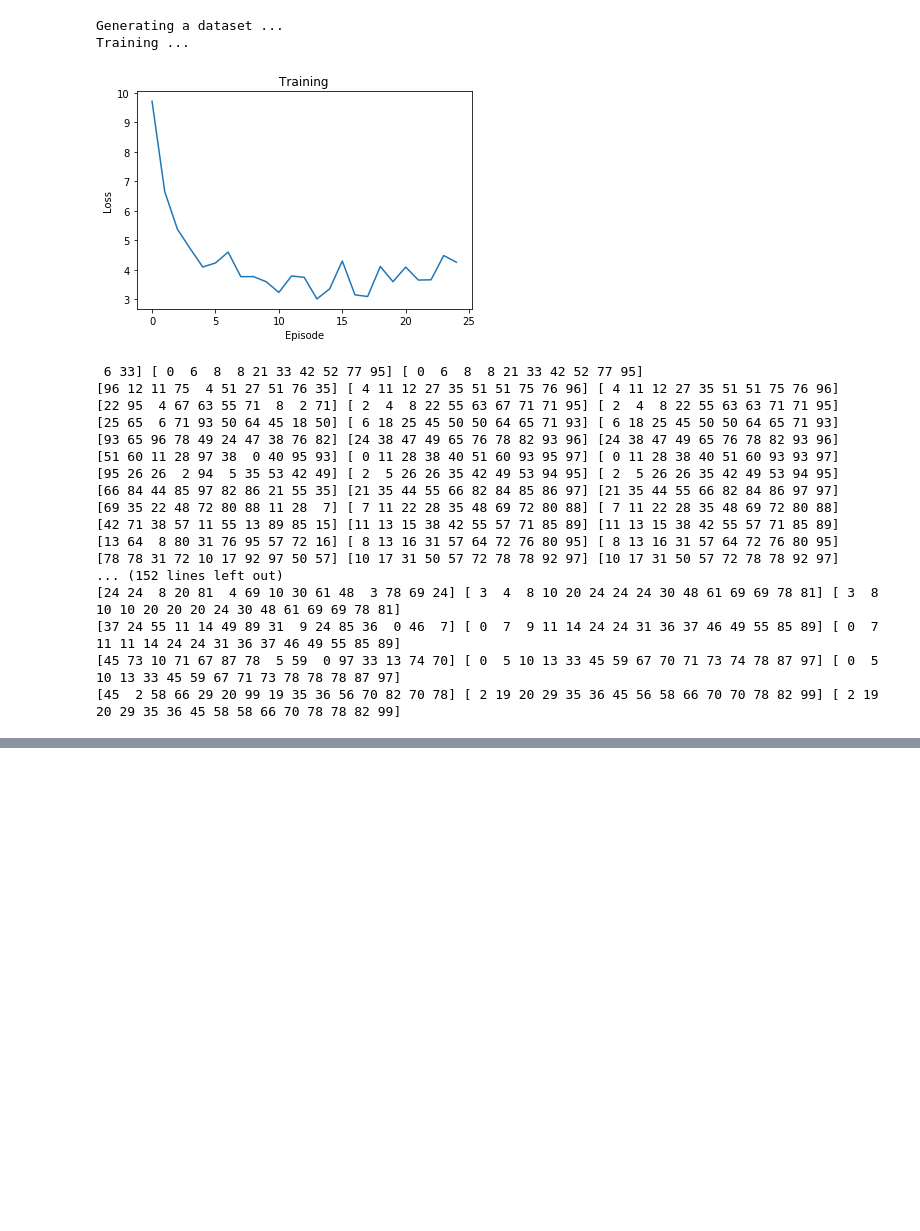
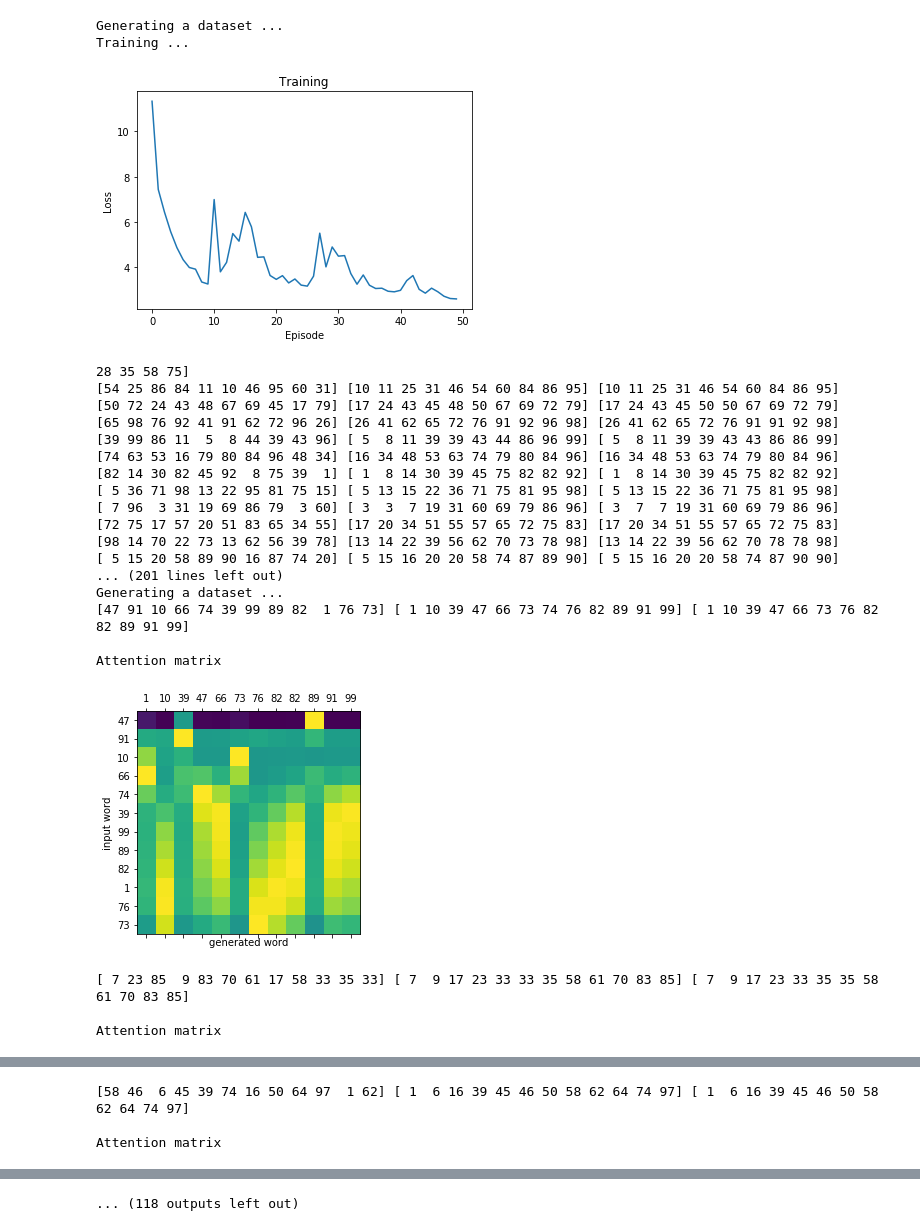
Before and after one commit to fmstam/seq2seq_with_deep_attention, a Jupyter notebook: pointer_net_example.ipynb, the cells around one changed output, grey strips where cells are left out. Cells and saved outputs as stored; diff of their text form; code cells hidden in the pictures; blank space fills up the shorter version.

```diff
--- a/pointer_net_example.ipynb
+++ b/pointer_net_example.ipynb
@@ -39,15 +39,25 @@ random_seed = torch.manual_seed(45)
 # constants
 IN_FEATURES = 1 # depends on the demnationality of the input
 HIDDEN_SIZE = 256
-BATCH_SIZE = 32
+BATCH_SIZE = 64
 RANGE = [0, 100]
 SOS_SYMBOL = -1 # start of sequence symbol
 DATASET_SIZE = 50000
-EPOCHS = 25
+EPOCHS = 50
 
 
 VALIDATION_RATIO = .2
 
+
+def plot_attention(attention, input_word, generated_word, size_=(10,12)):
+    print('\nAttention matrix')
+    # plot last attention
+    plt.matshow(attention)
+    plt.xlabel('generated word')
+    plt.xticks(range(size_[0]),generated_word)
+    plt.ylabel('input word')
+    plt.yticks(range(size_[1]),input_word)
+    plt.show(block=False)
 
 
 def main():
@@ -83,6 +93,7 @@ def main():
     pointer_network = PointerNetwork(in_features=IN_FEATURES,
                                  hidden_size=HIDDEN_SIZE,
                                  batch_size=BATCH_SIZE,
+                                 sos_symbol=SOS_SYMBOL,
                                  device='gpu')
 
 
@@ -130,61 +141,69 @@ def main():
     plt.plot(epochs_loss)
     plt.xlabel('Episode')
     plt.ylabel('Loss')
-    plt.show(block=False)
+    plt.show()
+
 
     ################## Validation #############
-    print('\n\n\nValidation ...')
+    print('\nValidation ...\n')
     print('\ninput\ttarget\tpointer')
     pointer_network.eval()
     for batch, target_sequences in validation_dataloader:
         if batch.shape[0] < BATCH_SIZE:
-            break # ingonre last small batch, can be padded although
+            break # ignore last small batch, can be padded although
         batch = batch.unsqueeze(2).float() # add another dim for features
         attentions, pointers = pointer_network(batch)
 
         pointers = pointers.detach().cpu().numpy().astype(int)
         input_sequences = batch.squeeze(2).detach().cpu().numpy().astype(int)
         for input_seq, target_seq, pointer in zip(input_sequences, target_sequences, pointers):
             print(input_seq, input_seq[target_seq], input_seq[pointer])
 
      ################## Testing #############
-    print('\n\n\n Testing of higher length 15')
-    ds = SortingDataset(range_=RANGE, lengths=[15], SOS_SYMBOL=SOS_SYMBOL, num_instances=100)
+    print('\n\n\n Testing of higher length 12')
+    print('\ninput\ttarget\tpointer')
+    ds = SortingDataset(range_=RANGE, lengths=[12], SOS_SYMBOL=SOS_SYMBOL, num_instances=100)
     test_dataloader = DataLoader(ds,
                             batch_size=BATCH_SIZE,
                             num_workers=0)
     for batch, target_sequences in test_dataloader:
         if batch.shape[0] < BATCH_SIZE:
             break # ingonre last small batch, can be padded although
         batch = batch.unsqueeze(2).float() # add another dim for features
         attentions, pointers = pointer_network(batch)
 
         pointers = pointers.detach().cpu().numpy().astype(int)
         input_sequences = batch.squeeze(2).detach().cpu().numpy().astype(int)
+        i = 0
         for input_seq, target_seq, pointer in zip(input_sequences, target_sequences, pointers):
             print(input_seq, input_seq[target_seq], input_seq[pointer])
+            plot_attention(attentions[i].detach().cpu().numpy(), input_seq, input_seq[pointer], size_=(12, 12))
 
 
 if __name__ is '__main__':
     main()
 # %% [output]
 Generating a dataset ...
 Training ...
-[figure, old version]
+[figure, new version]
- 6 33] [ 0  6  8  8 21 33 42 52 77 95] [ 0  6  8  8 21 33 42 52 77 95]
-[96 12 11 75  4 51 27 51 76 35] [ 4 11 12 27 35 51 51 75 76 96] [ 4 11 12 27 35 51 51 75 76 96]
-[22 95  4 67 63 55 71  8  2 71] [ 2  4  8 22 55 63 67 71 71 95] [ 2  4  8 22 55 63 63 71 71 95]
-[25 65  6 71 93 50 64 45 18 50] [ 6 18 25 45 50 50 64 65 71 93] [ 6 18 25 45 50 50 64 65 71 93]
-[93 65 96 78 49 24 47 38 76 82] [24 38 47 49 65 76 78 82 93 96] [24 38 47 49 65 76 78 82 93 96]
-[51 60 11 28 97 38  0 40 95 93] [ 0 11 28 38 40 51 60 93 95 97] [ 0 11 28 38 40 51 60 93 93 97]
-[95 26 26  2 94  5 35 53 42 49] [ 2  5 26 26 35 42 49 53 94 95] [ 2  5 26 26 35 42 49 53 94 95]
-[66 84 44 85 97 82 86 21 55 35] [21 35 44 55 66 82 84 85 86 97] [21 35 44 55 66 82 84 86 97 97]
-[69 35 22 48 72 80 88 11 28  7] [ 7 11 22 28 35 48 69 72 80 88] [ 7 11 22 28 35 48 69 72 80 88]
-[42 71 38 57 11 55 13 89 85 15] [11 13 15 38 42 55 57 71 85 89] [11 13 15 38 42 55 57 71 85 89]
-[13 64  8 80 31 76 95 57 72 16] [ 8 13 16 31 57 64 72 76 80 95] [ 8 13 16 31 57 64 72 76 80 95]
-[78 78 31 72 10 17 92 97 50 57] [10 17 31 50 57 72 78 78 92 97] [10 17 31 50 57 72 78 78 92 97]
-... (152 lines left out)
-[24 24  8 20 81  4 69 10 30 61 48  3 78 69 24] [ 3  4  8 10 20 24 24 24 30 48 61 69 69 78 81] [ 3  8 10 10 20 20 20 24 30 48 61 69 69 78 81]
-[37 24 55 11 14 49 89 31  9 24 85 36  0 46  7] [ 0  7  9 11 14 24 24 31 36 37 46 49 55 85 89] [ 0  7 11 11 14 24 24 31 36 37 46 49 55 85 89]
-[45 73 10 71 67 87 78  5 59  0 97 33 13 74 70] [ 0  5 10 13 33 45 59 67 70 71 73 74 78 87 97] [ 0  5 10 13 33 45 59 67 71 73 78 78 78 87 97]
-[45  2 58 66 29 20 99 19 35 36 56 70 82 70 78] [ 2 19 20 29 35 36 45 56 58 66 70 70 78 82 99] [ 2 19 20 29 35 36 45 58 58 66 70 78 78 82 99]
+28 35 58 75]
+[54 25 86 84 11 10 46 95 60 31] [10 11 25 31 46 54 60 84 86 95] [10 11 25 31 46 54 60 84 86 95]
+[50 72 24 43 48 67 69 45 17 79] [17 24 43 45 48 50 67 69 72 79] [17 24 43 45 50 50 67 69 72 79]
+[65 98 76 92 41 91 62 72 96 26] [26 41 62 65 72 76 91 92 96 98] [26 41 62 65 72 76 91 91 92 98]
+[39 99 86 11  5  8 44 39 43 96] [ 5  8 11 39 39 43 44 86 96 99] [ 5  8 11 39 39 43 43 86 86 99]
+[74 63 53 16 79 80 84 96 48 34] [16 34 48 53 63 74 79 80 84 96] [16 34 48 53 63 74 79 80 84 96]
+[82 14 30 82 45 92  8 75 39  1] [ 1  8 14 30 39 45 75 82 82 92] [ 1  8 14 30 39 45 75 82 82 92]
+[ 5 36 71 98 13 22 95 81 75 15] [ 5 13 15 22 36 71 75 81 95 98] [ 5 13 15 22 36 71 75 81 95 98]
+[ 7 96  3 31 19 69 86 79  3 60] [ 3  3  7 19 31 60 69 79 86 96] [ 3  7  7 19 31 60 69 79 86 96]
+[72 75 17 57 20 51 83 65 34 55] [17 20 34 51 55 57 65 72 75 83] [17 20 34 51 55 57 65 72 75 83]
+[98 14 70 22 73 13 62 56 39 78] [13 14 22 39 56 62 70 73 78 98] [13 14 22 39 56 62 70 78 78 98]
+[ 5 15 20 58 89 90 16 87 74 20] [ 5 15 16 20 20 58 74 87 89 90] [ 5 15 16 20 20 58 74 87 90 90]
+... (201 lines left out)
+Generating a dataset ...
+[47 91 10 66 74 39 99 89 82  1 76 73] [ 1 10 39 47 66 73 74 76 82 89 91 99] [ 1 10 39 47 66 73 76 82 82 89 91 99]
+
+Attention matrix
+[figure, added]
+[ 7 23 85  9 83 70 61 17 58 33 35 33] [ 7  9 17 23 33 33 35 58 61 70 83 85] [ 7  9 17 23 33 35 35 58 61 70 83 85]
+
+Attention matrix
@@ -190,0 +211,3 @@ Training ...
+[58 46  6 45 39 74 16 50 64 97  1 62] [ 1  6 16 39 45 46 50 58 62 64 74 97] [ 1  6 16 39 45 46 50 58 62 64 74 97]
+
+Attention matrix
@@ -190,0 +223 @@ Training ...
+... (118 outputs left out)
```
Also changed, not shown: parts of 1 cell of this notebook, 2 other files.
